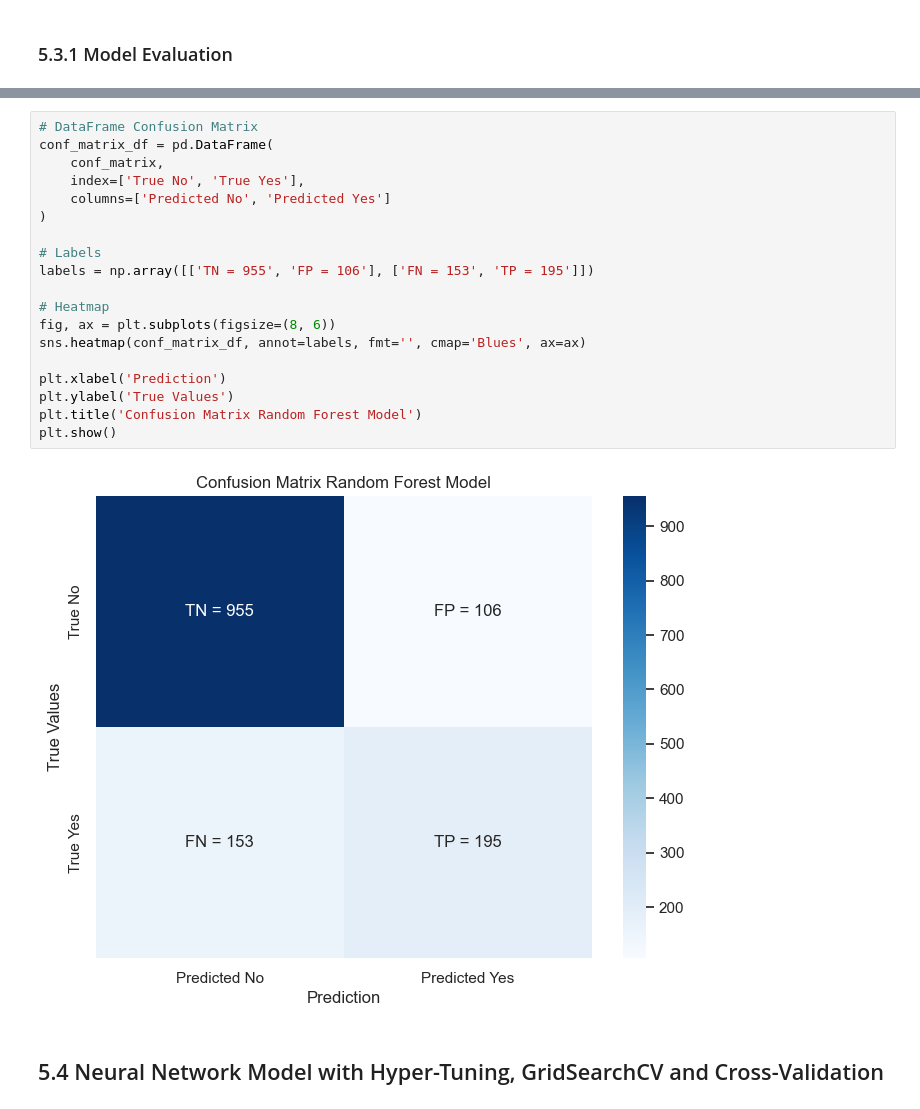
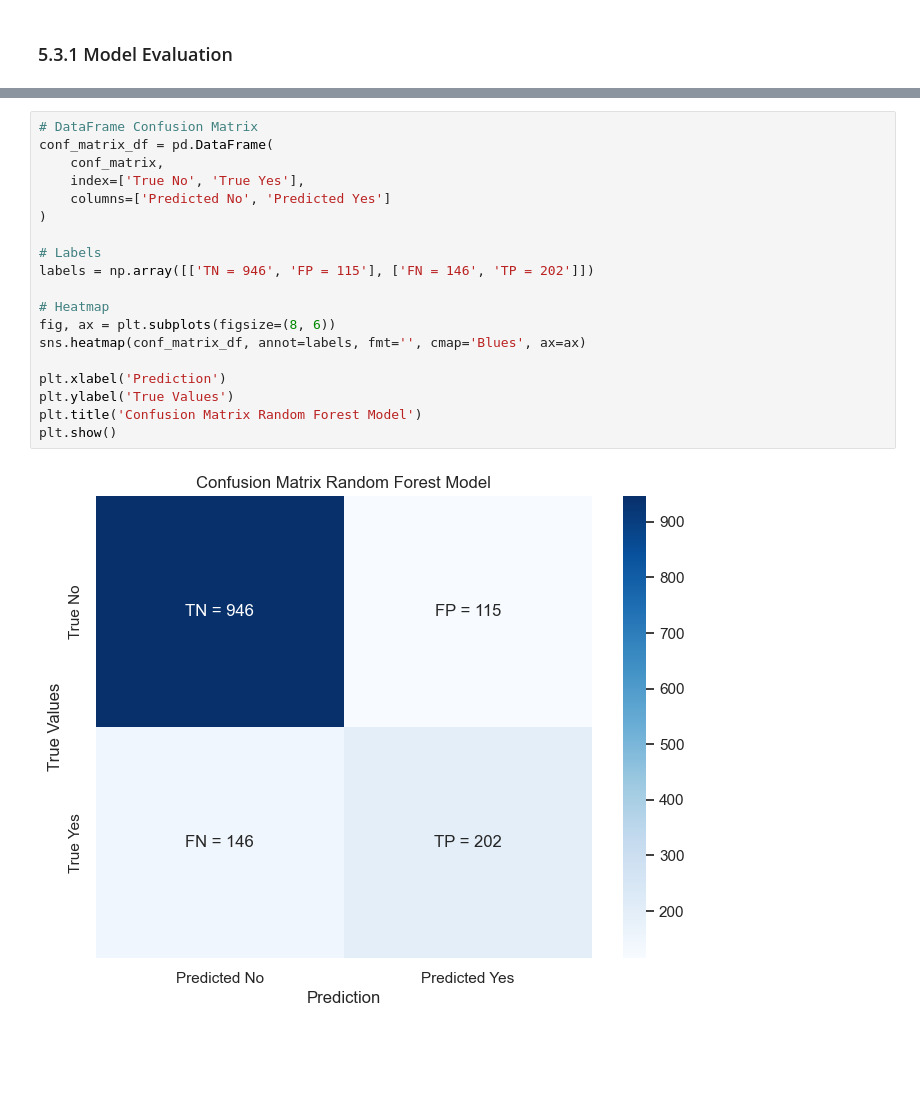
Before and after one commit to FJGM2023015/Telecommunication-Churn, a Jupyter notebook: Telecommunication_Churn.ipynb, the cells around one changed output, grey strips where cells are left out. Saved outputs shown, nothing was run; the diff lists cells and outputs as text; blank space fills up the shorter version.

```diff
--- a/Telecommunication_Churn.ipynb
+++ b/Telecommunication_Churn.ipynb
@@ -621,24 +619,21 @@ weighted avg       0.81      0.82      0.81      1409
 # %%
 # DataFrame Confusion Matrix
 conf_matrix_df = pd.DataFrame(
     conf_matrix,
     index=['True No', 'True Yes'],
     columns=['Predicted No', 'Predicted Yes']
 )
 
 # Labels
-labels = np.array([['TN = 955', 'FP = 106'], ['FN = 153', 'TP = 195']])
+labels = np.array([['TN = 946', 'FP = 115'], ['FN = 146', 'TP = 202']])
 
 # Heatmap
 fig, ax = plt.subplots(figsize=(8, 6))
 sns.heatmap(conf_matrix_df, annot=labels, fmt='', cmap='Blues', ax=ax)
 
 plt.xlabel('Prediction')
 plt.ylabel('True Values')
 plt.title('Confusion Matrix Random Forest Model')
 plt.show()
 # %% [output]
-[figure, old version]
+[figure, new version]
-# %% [markdown]
-<a id='5.4'></a>
-## 5.4 Neural Network Model with  Hyper-Tuning, GridSearchCV and Cross-Validation
```
Also changed, not shown: parts of 28 cells of this notebook.
